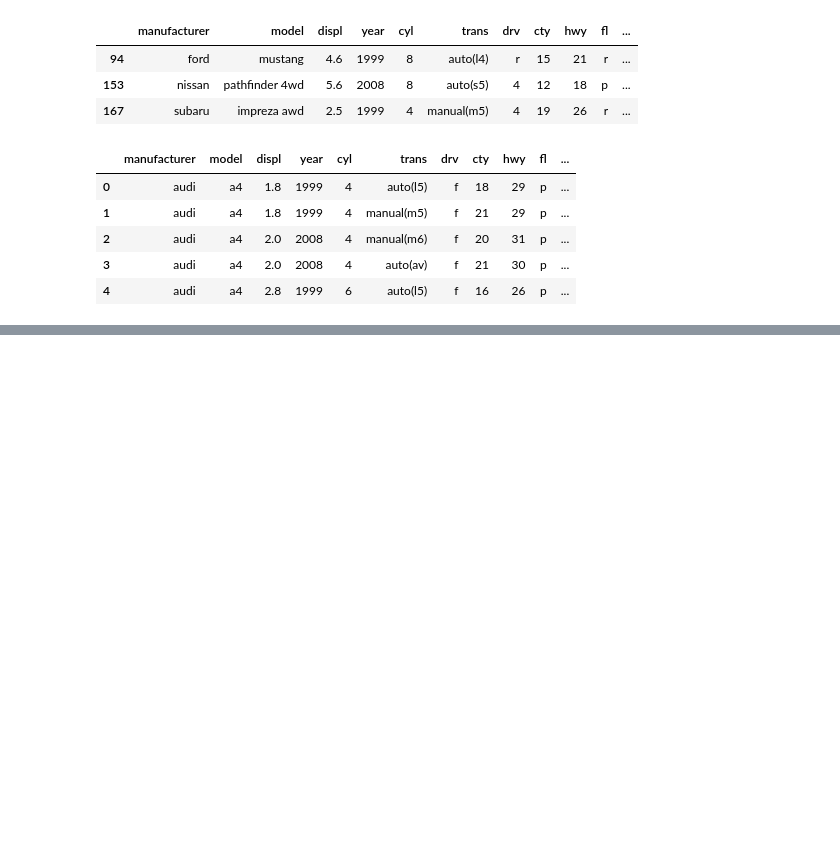
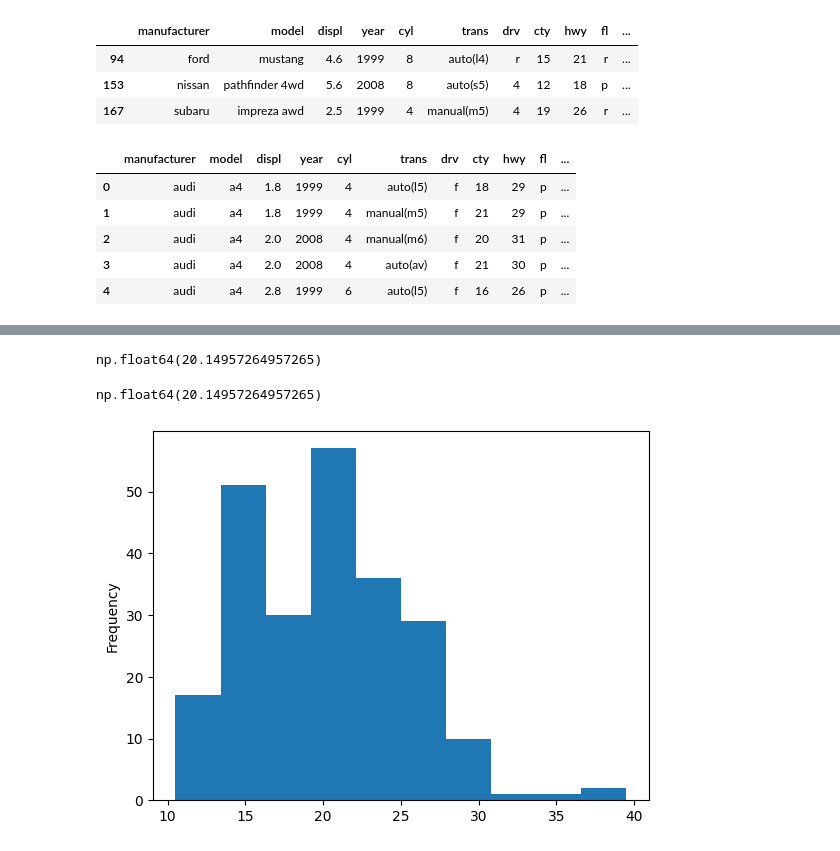
Before and after one commit to jinsumin81/2025-1-myclass-BDA, a Jupyter notebook: inclass/05w_A_mon_0407_easy_ch05_06.ipynb, the cells around one changed output, grey strips where cells are left out. Cells and saved outputs as stored; diff of their text form; code cells hidden in the pictures; blank space fills up the shorter version.

```diff
--- a/inclass/05w_A_mon_0407_easy_ch05_06.ipynb
+++ b/inclass/05w_A_mon_0407_easy_ch05_06.ipynb
@@ -177,7 +177,7 @@ mpg.sample(3)
 | 153 | nissan | pathfinder 4wd | 5.6 | 2008 | 8 | auto(s5) | 4 | 12 | 18 | p | ... |
 | 167 | subaru | impreza awd | 2.5 | 1999 | 4 | manual(m5) | 4 | 19 | 26 | r | ... |
 # %%
-mpg.total = (mpg.cty + mpg.hwy) / 2
+mpg['total'] = (mpg.cty + mpg.hwy) / 2
 mpg.head()
 # %% [output]
 |  | manufacturer | model | displ | year | cyl | trans | drv | cty | hwy | fl | ... |
@@ -186,3 +186,6 @@ mpg.head()
 | 2 | audi | a4 | 2.0 | 2008 | 4 | manual(m6) | f | 20 | 31 | p | ... |
 | 3 | audi | a4 | 2.0 | 2008 | 4 | auto(av) | f | 21 | 30 | p | ... |
 | 4 | audi | a4 | 2.8 | 1999 | 6 | auto(l5) | f | 16 | 26 | p | ... |
+# %%
+mpg['mpg_mean'] = mpg[['cty', 'hwy']].mean(axis=1)
+mpg.sample(3)
@@ -188,0 +230,12 @@ mpg.head()
+# %%
+mpg.total.describe()['mean']
+# %% [output]
+np.float64(20.14957264957265)
+# %%
+mpg.total.describe()[1]
+# %% [output]
+np.float64(20.14957264957265)
+# %%
+mpg.total.plot.hist();
+# %% [output]
+[figure, added]
```
Also changed, not shown: parts of 102 cells of this notebook.
